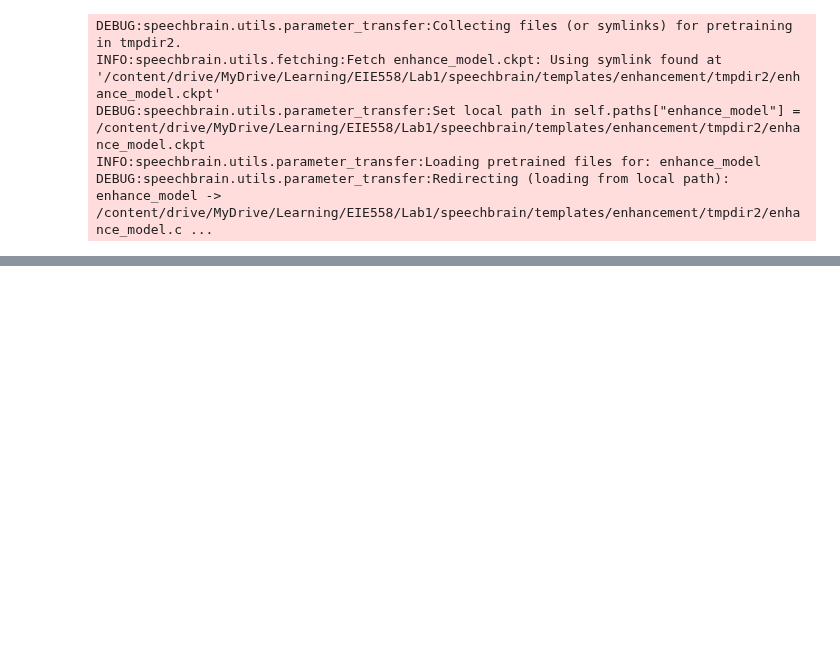
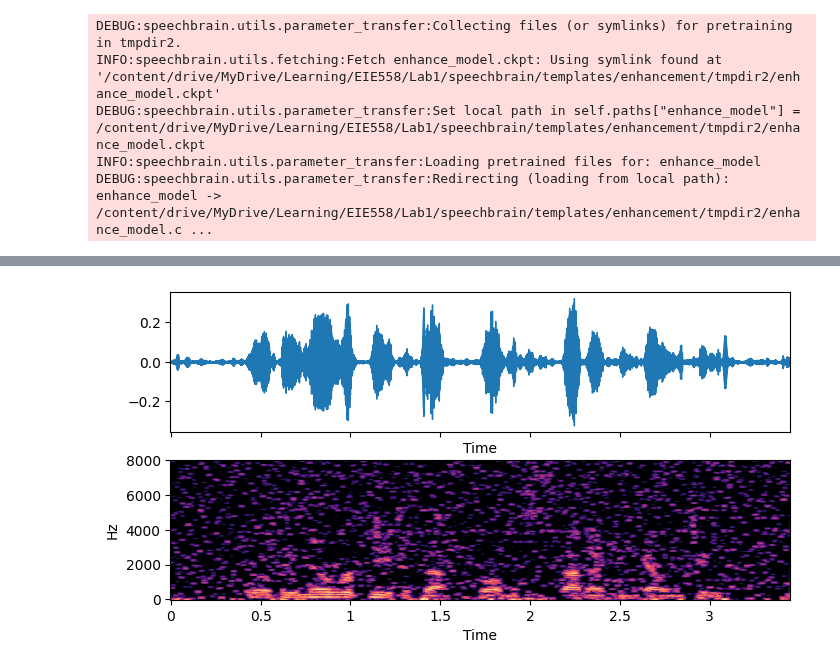
Before and after one commit to enmwmak/Teaching, a Jupyter notebook: EIE558/lab/2025/SB_speech_enhancement.ipynb, the cells around one changed output, grey strips where cells are left out. Drawn from its saved outputs; the diff is of its cells as text; code cells hidden in the pictures; blank space fills up the shorter version.

```diff
--- a/EIE558/lab/2025/SB_speech_enhancement.ipynb
+++ b/EIE558/lab/2025/SB_speech_enhancement.ipynb
@@ -213,0 +262,4 @@ show_wav_and_spec("../../../audio/enhanced2.wav")
+# %%
+# Plot denoised speech
+plot_speech(x, sr=16000, frm_len=frame_size, hop_len=frame_shift)
+# %% [output]
@@ -213,0 +267 @@ show_wav_and_spec("../../../audio/enhanced2.wav")
+[figure, added]
```
Also changed, not shown: parts of 6 cells of this notebook.
